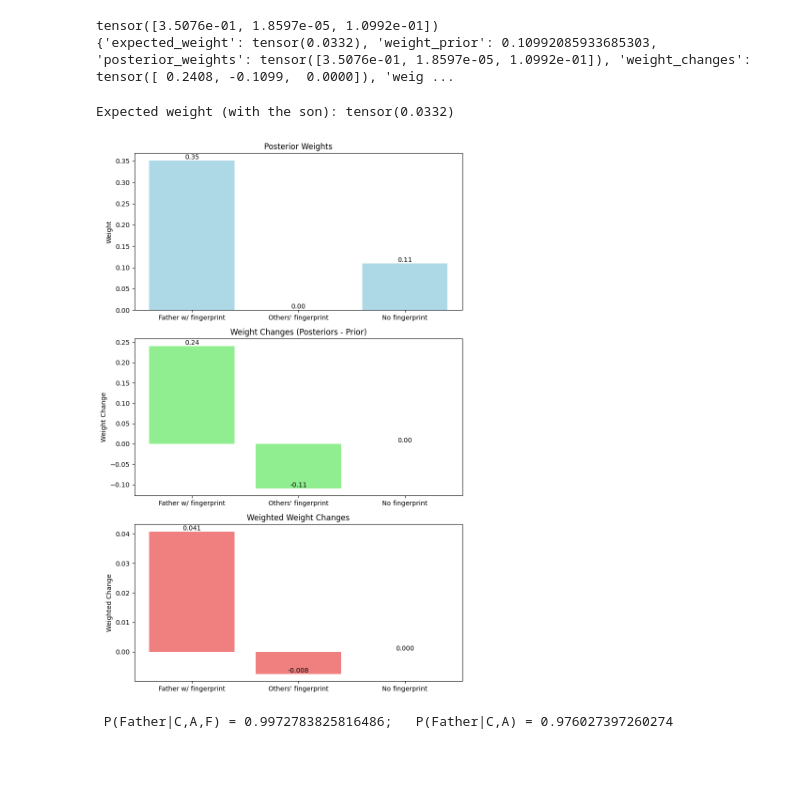
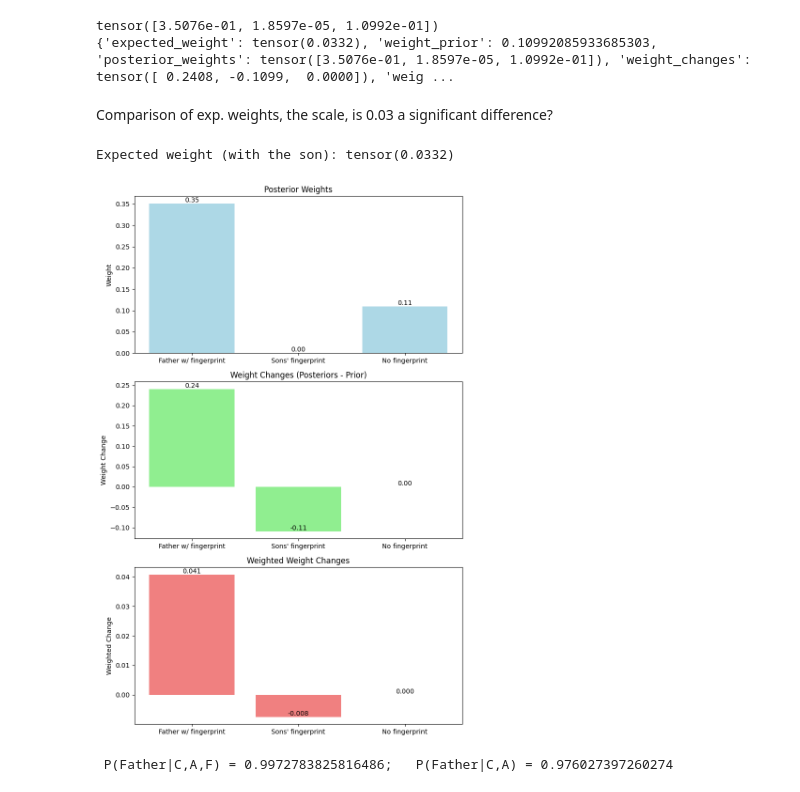
Before and after one commit to rfl-urbaniak/MRbook, a Jupyter notebook: weight-paper/scripts/nikodem_tinbox.ipynb, the cells around one changed output. Saved outputs shown, nothing was run; the diff lists cells and outputs as text; code cells hidden in the pictures; blank space fills up the shorter version.

```diff
--- a/weight-paper/scripts/nikodem_tinbox.ipynb
+++ b/weight-paper/scripts/nikodem_tinbox.ipynb
@@ -273,23 +302,29 @@ posterior_father_not_fathers_fingerprint tensor(0.9318)
 # %%
 # Calculations necessary for the expected weight
 
+#  Posterior of father's guilt given no fingerprints
 father_posterior_no_fingerprint = torch.tensor([
-    1-tr.trace.nodes['posterior_father_no_fingerprint']['value'],
-    tr.trace.nodes['posterior_father_no_fingerprint']['value'],
-                    ])
+    1 - tr.trace.nodes['posterior_father_no_fingerprint']['value'],  # Probability father is innocent
+    tr.trace.nodes['posterior_father_no_fingerprint']['value'],      # Probability father is guilty
+])
+
+#  Posterior of father's guilt given his fingerprints are found
 father_posterior_fathers_fingerprint = torch.tensor([
-    1-tr.trace.nodes['posterior_father_fathers_fingerprint']['value'],
+    1 - tr.trace.nodes['posterior_father_fathers_fingerprint']['value'],
     tr.trace.nodes['posterior_father_fathers_fingerprint']['value'],
-                    ])
+])
+
+#  Posterior of father's guilt given other (non-father) fingerprints are found
 father_posterior_others_fingerprint = torch.tensor([
-    1-tr.trace.nodes['posterior_father_not_fathers_fingerprint']['value'],
+    1 - tr.trace.nodes['posterior_father_not_fathers_fingerprint']['value'],
     tr.trace.nodes['posterior_father_not_fathers_fingerprint']['value'],
-                    ])
+])
 
 print('posterior_father_no_fingerprint', father_posterior_no_fingerprint)
 print('posterior_father_fathers_fingerprint', father_posterior_fathers_fingerprint)
 print('posterior_father_not_fathers_fingerprint', father_posterior_others_fingerprint)
 
+# the core that was used in the model before
 pr_father: float = 0.8
 pr_confession_if_father = 0.9
 pr_confession_if_not_father = .01
@@ -298,28 +333,31 @@ father_fingerprints_if_not_father = .1
 other_fingerprints_if_father = .01
 other_fingerprints_if_not_father = .2
 
+# Current posterior probability of father's guilt given no fingerprint evidence
 pr_father_now = tr.trace.nodes['posterior_father_no_fingerprint']['value']  # father's guilt with no fingerprints evidence
 
-father_prior_now = torch.tensor([1-pr_father_now, pr_father_now])
-
+father_prior_now = torch.tensor([1-pr_father_now, pr_father_now]) # Updated prior
 print("prior now", father_prior_now)
 
+# Calculating the probability of finding the father's fingerprints, given the current belief in his guilt
 pr_fathers_fingerprint_now = pr_father_now * father_fingerprints_if_father + (
-    1-pr_father_now) * father_fingerprints_if_not_father
-
+    1 - pr_father_now) * father_fingerprints_if_not_father
 print("fathers", pr_fathers_fingerprint_now)
 
+# Calculating the probability of finding other fingerprints given the current belief in father's guilt
 pr_other_fingerprints_now = pr_father_now * other_fingerprints_if_father + (
-    1-pr_father_now) * other_fingerprints_if_not_father
-
+    1 - pr_father_now) * other_fingerprints_if_not_father
 print("others", pr_other_fingerprints_now)
 
+# Calculating the probability of finding no fingerprints at all
 pr_no_fingerprints_now = 1 - pr_fathers_fingerprint_now - pr_other_fingerprints_now
-
 print("none", pr_no_fingerprints_now)
 
+
+# Creating a tensor containing the probabilities of different types of evidence (fingerprints or no fingerprints)
 probs_of_evidence_no_son = torch.tensor([pr_fathers_fingerprint_now,
-                                         pr_other_fingerprints_now, pr_no_fingerprints_now,])
+                                         pr_other_fingerprints_now,
+                                         pr_no_fingerprints_now])
 print('probs_of_evidence_no_son', probs_of_evidence_no_son)
 # %% [output]
 posterior_father_no_fingerprint tensor([0.0036, 0.9964])
@@ -588,41 +630,43 @@ print(expected_weights_with_son)
 # %% [output]
 tensor([3.5076e-01, 1.8597e-05, 1.0992e-01])
 {'expected_weight': tensor(0.0332), 'weight_prior': 0.10992085933685303, 'posterior_weights': tensor([3.5076e-01, 1.8597e-05, 1.0992e-01]), 'weight_changes': tensor([ 0.2408, -0.1099,  0.0000]), 'weig ...
+# %% [markdown]
+Comparison of exp. weights, the scale, is 0.03 a significant difference?
 # %%
 
 posterior_weights = expected_weights_with_son["posterior_weights"]
 weight_changes = expected_weights_with_son["weight_changes"]
 weighted_weight_changes = expected_weights_with_son["weighted_weight_changes"]
 
 print('Expected weight (with the son):', expected_weights_with_son["expected_weight"])
 
-labels = ['Father w/ fingerprint', 'Others\' fingerprint', 'No fingerprint']
+labels = ['Father w/ fingerprint', 'Sons\' fingerprint', 'No fingerprint']
 
 fig, axs = plt.subplots(3, 1, figsize=(8, 12))
 
 axs[0].bar(labels, posterior_weights, color= 'lightblue')
 axs[0].set_title('Posterior Weights')
 axs[0].set_ylabel('Weight')
 for i, v in enumerate(posterior_weights):
     axs[0].text(i, v, f"{v:.2f}", ha='center', va='bottom')
 
 axs[1].bar(labels, weight_changes, color='lightgreen')
 axs[1].set_title('Weight Changes (Posteriors - Prior)')
 axs[1].set_ylabel('Weight Change')
 for i, v in enumerate(weight_changes):
     axs[1].text(i, v, f"{v:.2f}", ha='center', va='bottom')
 
 axs[2].bar(labels, weighted_weight_changes, color='lightcoral')
 axs[2].set_title('Weighted Weight Changes')
 axs[2].set_ylabel('Weighted Change')
 for i, v in enumerate(weighted_weight_changes):
     axs[2].text(i, v, f"{v:.3f}", ha='center', va='bottom')
 
 plt.tight_layout()
 plt.show()
 # %% [output]
 Expected weight (with the son): tensor(0.0332)
-[figure, old version]
+[figure, new version]
 # %%
 # bayesian, analyticall approach
 
```
Also changed, not shown: parts of 17 cells of this notebook.
